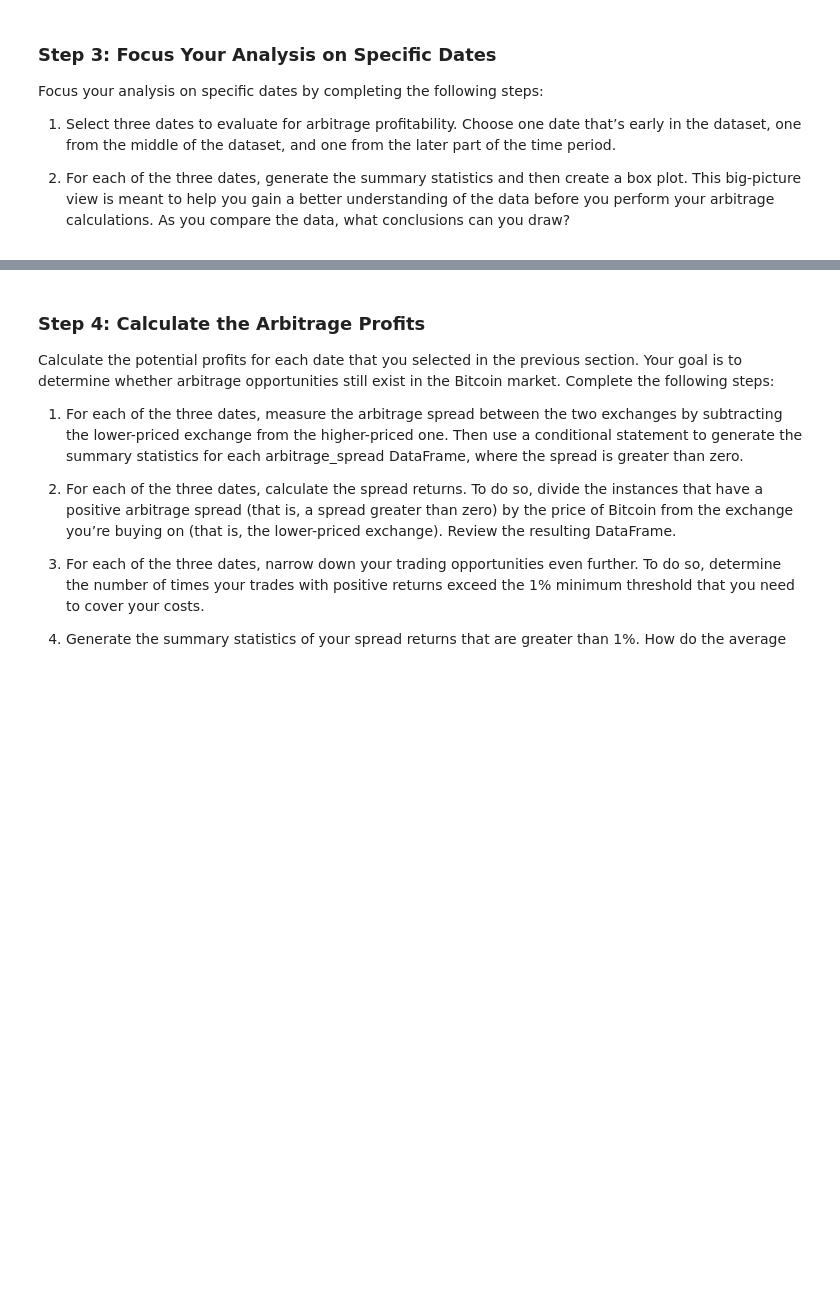
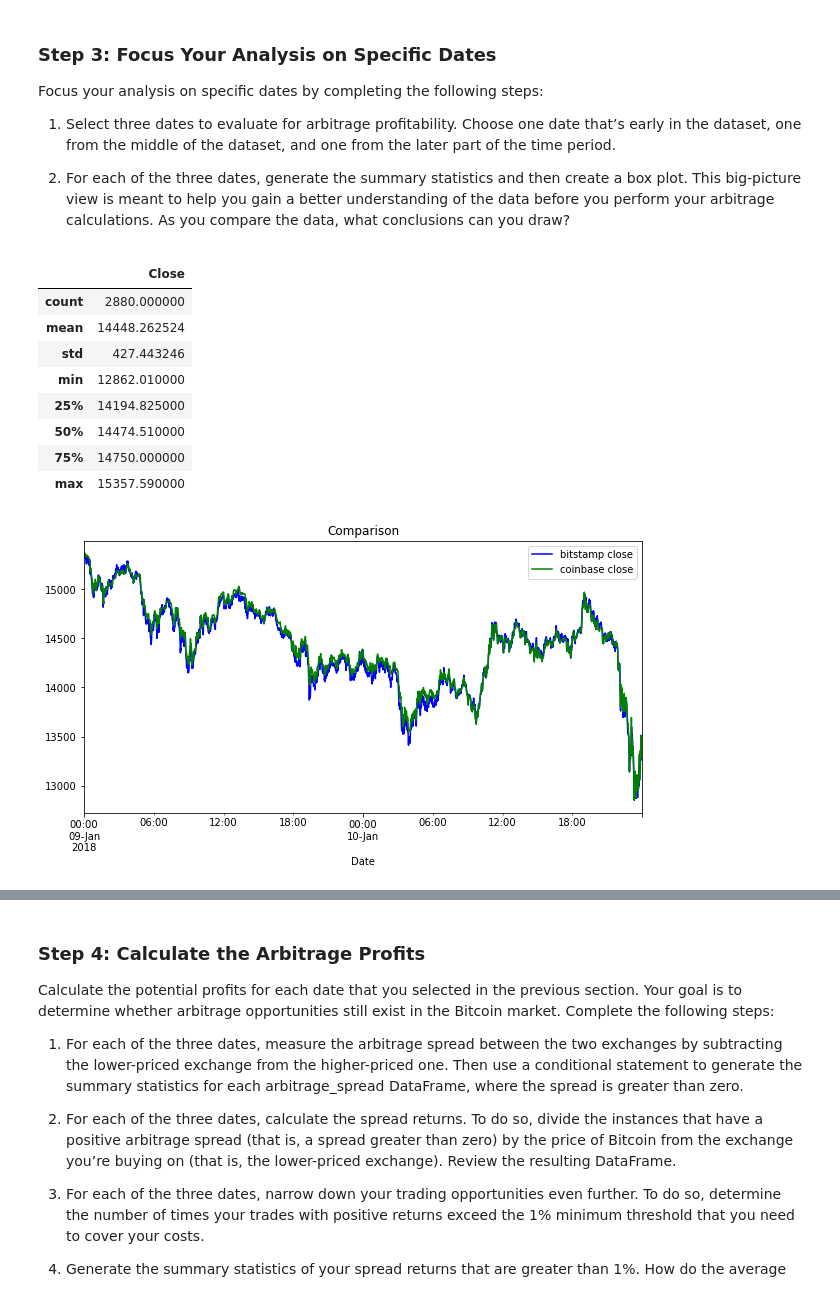
Before and after one commit to NikoKorolog/Challenge_3, a Jupyter notebook: Fintech Challenge 3/crypto_arbitrage.ipynb, the cells around one changed output, grey strips where cells are left out. Saved outputs shown, nothing was run; the diff lists cells and outputs as text; code cells hidden in the pictures; blank space fills up the shorter version.

```diff
--- a/Fintech Challenge 3/crypto_arbitrage.ipynb
+++ b/Fintech Challenge 3/crypto_arbitrage.ipynb
@@ -319,3 +319,24 @@ Focus your analysis on specific dates by completing the following steps:
 1. Select three dates to evaluate for arbitrage profitability. Choose one date that’s early in the dataset, one from the middle of the dataset, and one from the later part of the time period.
 
 2. For each of the three dates, generate the summary statistics and then create a box plot. This big-picture view is meant to help you gain a better understanding of the data before you perform your arbitrage calculations. As you compare the data, what conclusions can you draw?
+# %%
+# Create an overlay plot that visualizes the two dataframes over a period of one day early in the dataset.
+# Be sure that the plots include the parameters `legend`, `figsize`, `title`, `color` and `label`
+# YOUR CODE HERE
+
+bitstamp_sliced['Close'].loc['2018-01-09' : '2018-01-10'].plot(legend=True, figsize=(10, 5), title="Comparison", color="blue", label = "bitstamp close" )
+coinbase_sliced['Close'].loc['2018-01-09' : '2018-01-10'].plot(legend=True, figsize=(10, 5), color="green", label = "coinbase close")
+
+bitstamp_sliced.loc['2018-01-09' : '2018-01-10'].describe()
+coinbase_sliced.loc['2018-01-09' : '2018-01-10'].describe()
+# %% [output]
+|  | Close |
+| count | 2880.000000 |
+| mean | 14448.262524 |
+| std | 427.443246 |
+| min | 12862.010000 |
+| 25% | 14194.825000 |
+| 50% | 14474.510000 |
+| 75% | 14750.000000 |
+| max | 15357.590000 |
+[figure, added]
```
Also changed, not shown: parts of 17 cells of this notebook.
